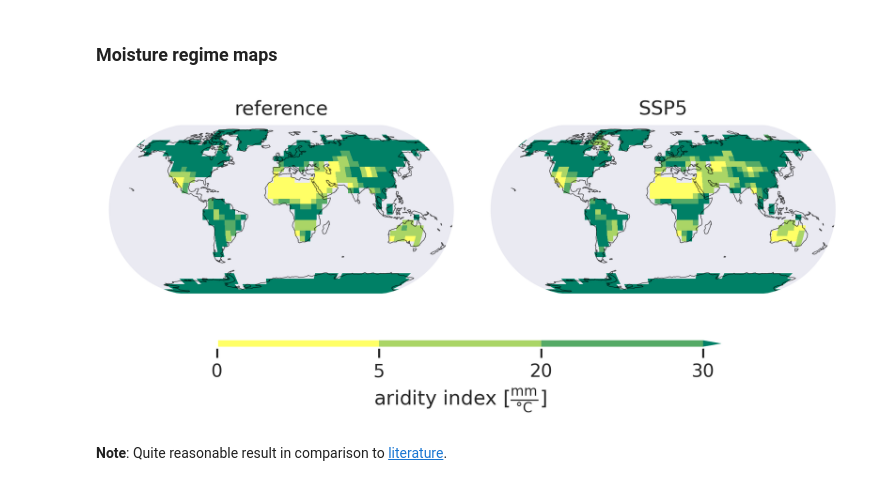
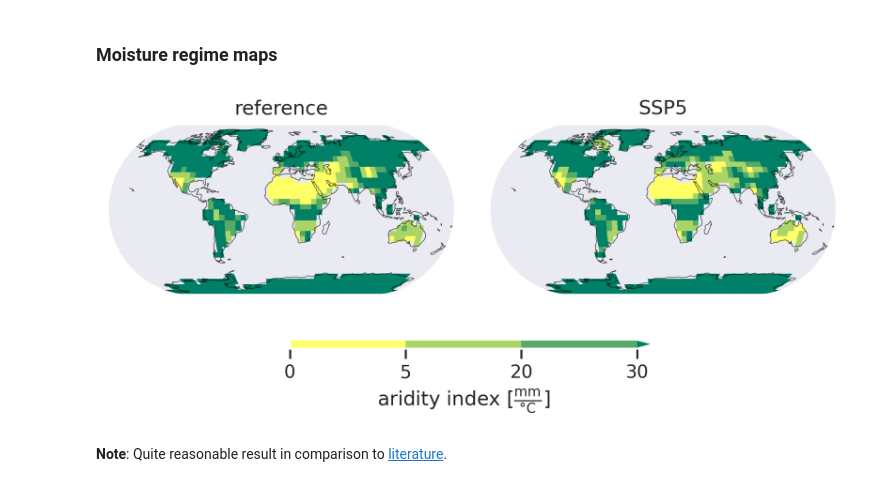
Before and after one commit to vegan-schnitzel/moisture-regimes, a Jupyter notebook: code/pre-analysis.ipynb, the cells around one changed output. Saved outputs shown, nothing was run; the diff lists cells and outputs as text; code cells hidden in the pictures.

```diff
--- a/code/pre-analysis.ipynb
+++ b/code/pre-analysis.ipynb
@@ -648,23 +648,23 @@ norm = mpl.colors.BoundaryNorm(levels, ncolors=cmap.N, extend="max")
 # %%
 proj = ccrs.EckertIII()
 
 fig, axs = plt.subplots(1, 2, dpi=150, sharex=True, sharey=True, gridspec_kw=dict(wspace = 0.1), subplot_kw=dict(projection = proj))
 axs = axs.flatten()
 
 for i, sce in enumerate(["reference", "SSP5"]):
     pai, _ = add_cyclic_point(ai[sce], coord=lon)
     cf = axs[i].pcolormesh(xllon, yllat, pai, transform=trans, cmap=cmap, norm=norm)
     #cf = axs[i].contourf(xllon, yllat, pai, transform=trans, levels=levels, extend="max", cmap=cmap)
     axs[i].set_title(sce)
     axs[i].coastlines(lw=0.4, alpha=0.7)
     #axs[i].set_facecolor("white")
 
-cb = fig.colorbar(cf, ax=axs.tolist(), orientation="horizontal", shrink=0.7, aspect=60, pad=0.1)
+cb = fig.colorbar(cf, ax=axs.tolist(), orientation="horizontal", shrink=0.5, aspect=40, pad=0.1)
 cb.set_label(r"aridity index [$\rm\frac{mm}{°C}$]")
 
 # TODO: add dry, moderate, humid, perhumid labels
 # %% [output]
-[figure, old version]
+[figure, new version]
 # %% [markdown]
 **Note**: Quite reasonable result in comparison to [literature](https://www.researchgate.net/publication/255039317_New_gridded_maps_of_Koeppen%27s_climate_classification).
 # %%
```
